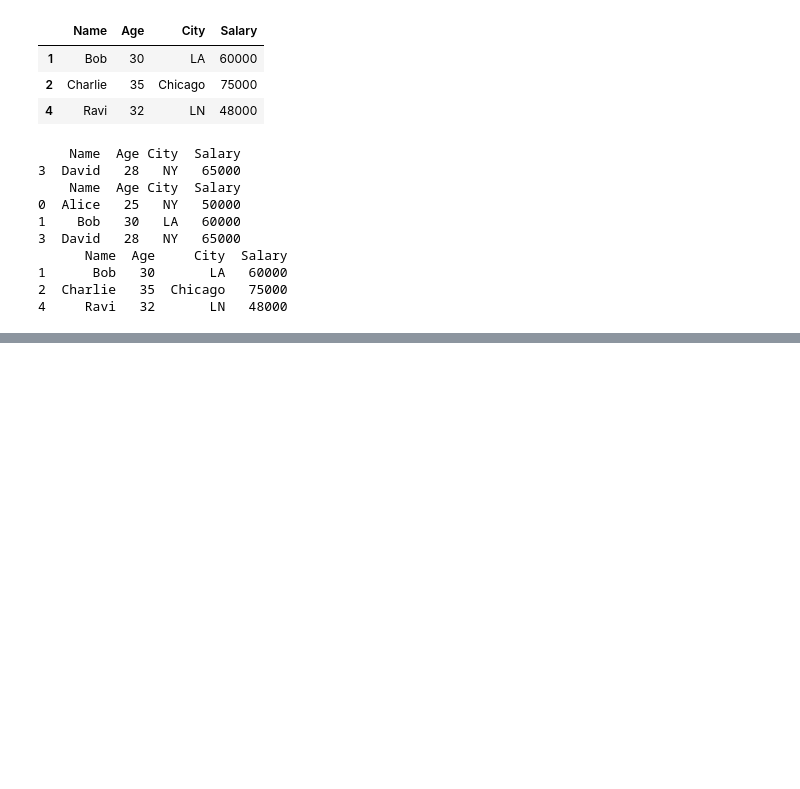
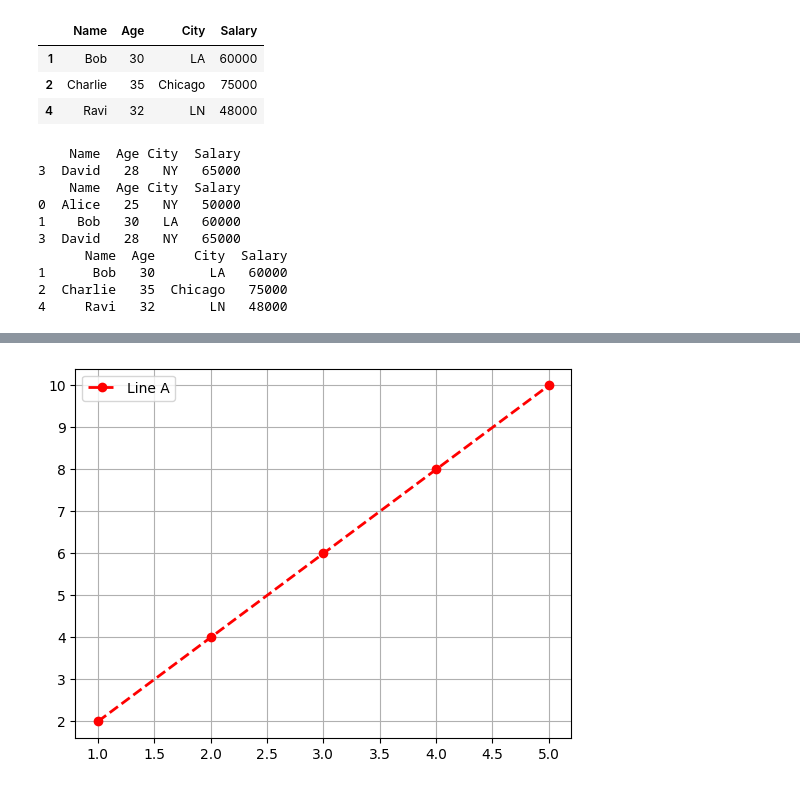
Before and after one commit to learnwithirfan/note-e51, a Jupyter notebook: note7.ipynb, the cells around one changed output, grey strips where cells are left out. Drawn from its saved outputs; the diff is of its cells as text; code cells hidden in the pictures; blank space fills up the shorter version.

```diff
--- a/note7.ipynb
+++ b/note7.ipynb
@@ -647,0 +923,13 @@ print(df[~(df['City'] == 'NY')])
+# %%
+plt.plot(x, y,
+         color='red',          # line color
+         linestyle='--',       # dashed line ('-', '--', ':', '-.')
+         marker='o',           # point markers ('o','s','^', etc.)
+         linewidth=2,
+         label='Line A')
+
+plt.legend()   # shows the label
+plt.grid(True) # adds grid lines
+plt.show()
+# %% [output]
+[figure, added]
```
Also changed, not shown: parts of 41 cells of this notebook.
